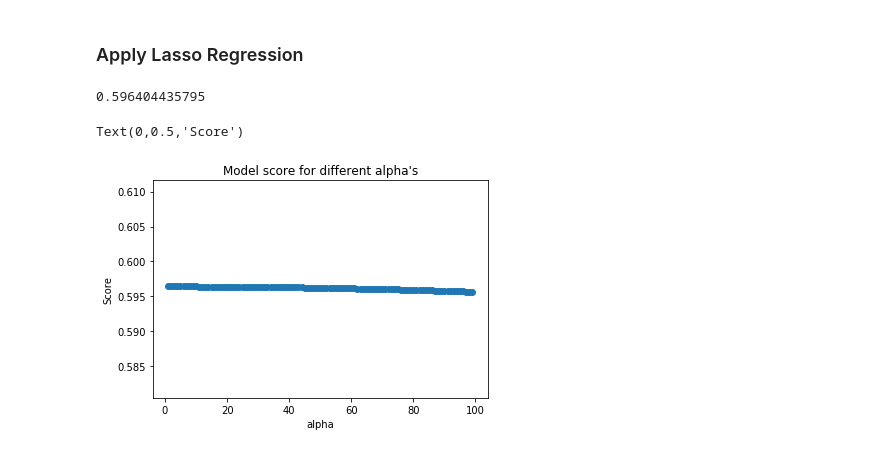
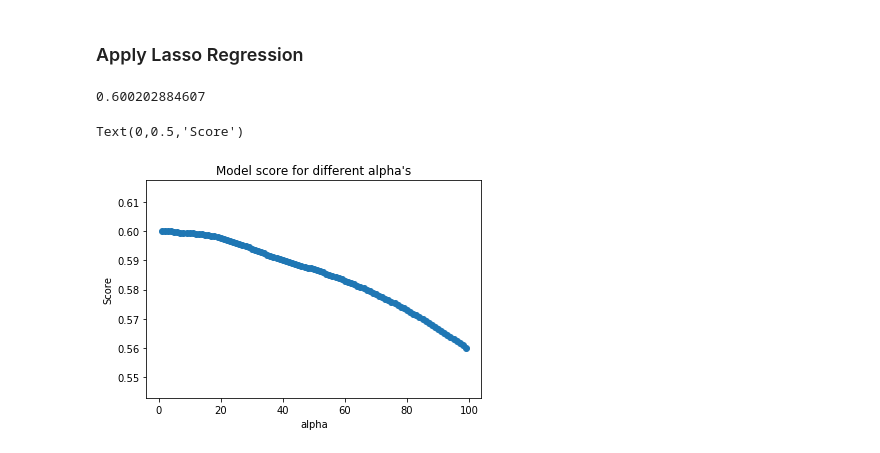
Before and after one commit to jshnaidman/DataDive-2017, a Jupyter notebook: DATA/Untitled.ipynb, the cells around one changed output. Cells and saved outputs as stored; diff of their text form; code cells hidden in the pictures.

```diff
--- a/DATA/Untitled.ipynb
+++ b/DATA/Untitled.ipynb
@@ -21,6 +22,8 @@ calendar = pd.read_csv('./Airbnb Seattle Listings/calendar.csv',dtype={'zipcode'
 listings.monthly_price = listings.monthly_price.replace('[\$,]', '', regex=True).astype(float)
 listings.weekly_price = listings.weekly_price.replace('[\$,]', '', regex=True).astype(float)
 listings.price = listings.price.replace('[\$,]', '', regex=True).astype(float)
+listings.security_deposit = listings.security_deposit.replace('[\$,]', '', regex=True).astype(float)
+listings.cleaning_fee = listings.cleaning_fee.replace('[\$,]', '', regex=True).astype(float)
 
 # remove entries with corrupt zipcode
 listings = listings[listings.zipcode != "99\n98122"]
@@ -30,7 +33,7 @@ listings = listings.rename(columns={'id': 'listing_id'})
 house_rents = house_rents.rename(columns={'Zip_Code': 'zipcode'})
 
 # index dataframes by listing_id
-listings = listings.set_index('listing_id')
+#listings = listings.set_index('listing_id')
 #calendar = calendar.set_index('listing_id')
 #reviews = reviews.set_index('listing_id')
 # %% [markdown]
@@ -91,23 +93,3 @@ Unfortunately, it proved to have negligable effect on the score of the trained m
 #data = data.drop(data.index[np.abs(data.price_x - data.price_x_std_per_zip) > 3 * data.price_x_std_per_zip])
 # %% [markdown]
 Build a clean dataframe from the relevant attributes of other dataframes:
-# %%
-data = listings[['price', 'review_scores_location', 'monthly_price', 'weekly_price', 'square_feet', 'property_type', 'bedrooms','bathrooms','accommodates', 'zipcode', 'host_neighbourhood', 'review_scores_rating', 'bed_type', 'beds', 'number_of_reviews', 'longitude', 'latitude']]
-
-def parse_bed_type(bed_type):
-    if bed_type == 'Real Bed': return 0
-    elif bed_type == 'Futon': return 3
-    elif bed_type == 'Pull-out Sofa': return 4
-    elif bed_type == 'Couch': return 9
-    elif bed_type == 'Airbed': return 6
-    else: return 1
-
-data['bed_type'] = data.bed_type.apply(parse_bed_type)
-
-data = pd.merge(data, prop_assessments[['zipcode','bedrooms', 'bathrooms', 'price']], how='inner', on=['zipcode','bedrooms','bathrooms'])
-data.rename(columns= {'price_x':'daily_price_airbnb', 'monthly_price':'monthly_price_airbnb', 'weekly_price':'weekly_price_airbnb', 'price_y':'housing_price'}, inplace=True)
-# average house price by bathrooms, bedrooms, zipcode
-data = data.join(data.groupby(['zipcode','bedrooms', 'bathrooms']).housing_price.mean(), on=['zipcode','bedrooms', 'bathrooms'], rsuffix='_avg')
-
-print('\nSanitized Data:')
-data.head()
@@ -259,13 +314,16 @@ from sklearn.model_selection import train_test_split
 from sklearn import preprocessing
 from sklearn import linear_model
 
-important_features = ['daily_price_airbnb', 'bedrooms', 'bathrooms', 'zipcode', 'bed_type', 'beds', 'number_of_reviews', 'longitude', 'latitude']
+important_features = ['daily_price_airbnb', 'bedrooms', 'bathrooms', 'zipcode', 'bed_type', 'beds', 'number_of_reviews', 'longitude', 'latitude', 'accommodates', 'security_deposit', 'cleaning_fee', 'guests_included','availability_365','reviews_per_month','host_listings_count']
+for i in transit_types:
+    important_features.append(i)
 
 features = data[important_features]
+print(important_features)
 features.zipcode = features.zipcode.astype('float64')
 features.bedrooms = features.bedrooms.astype('float64')
 norm_features = (features - features.mean())/features.std()
 
 # tested with ratios in the range(0.25, 0.1, 0.35)
-X_train, X_test, y_train, y_test = train_test_split(features, data['housing_price_avg'], test_size=0.3, random_state=0)
+X_train, X_test, y_train, y_test = train_test_split(norm_features, data['housing_price_avg'], test_size=0.3, random_state=0)
 # %% [output]
@@ -364,23 +423,23 @@ Text(0,0.5,'Score')
 # %%
 from sklearn import linear_model
 
 ns = []
 x = range(1,100)
 for i in x:
-    reg =linear_model.Lasso(alpha = i)
+    reg =linear_model.Lasso(alpha = i, normalize=True)
     reg.fit(X_train,y_train)
     ns.append(reg.score(X_test,y_test))
 print(max(ns))
 
 fig, arr = plt.subplots()
 arr.scatter(x,ns)
 plt.title('Model score for different alpha\'s')
 plt.xlabel("alpha")
 plt.ylabel("Score")
 # %% [output]
-0.596404435795
+0.600202884607
 Text(0,0.5,'Score')
-[figure, old version]
+[figure, new version]
 # %%
 # TODOS: apply and plot the score of other models, don't hate linear regression, give it a chance
 #        comment on the data, add some latin if you so desire
```
Also changed, not shown: parts of 8 cells of this notebook.
